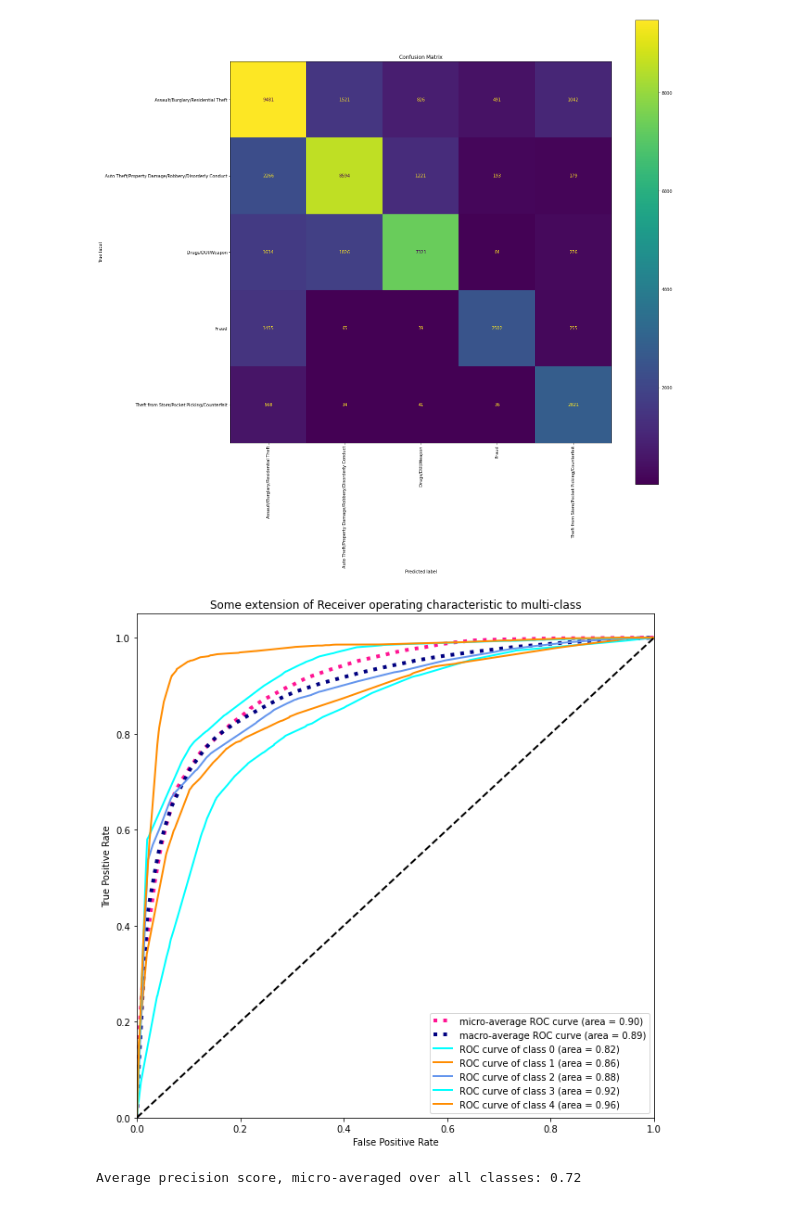
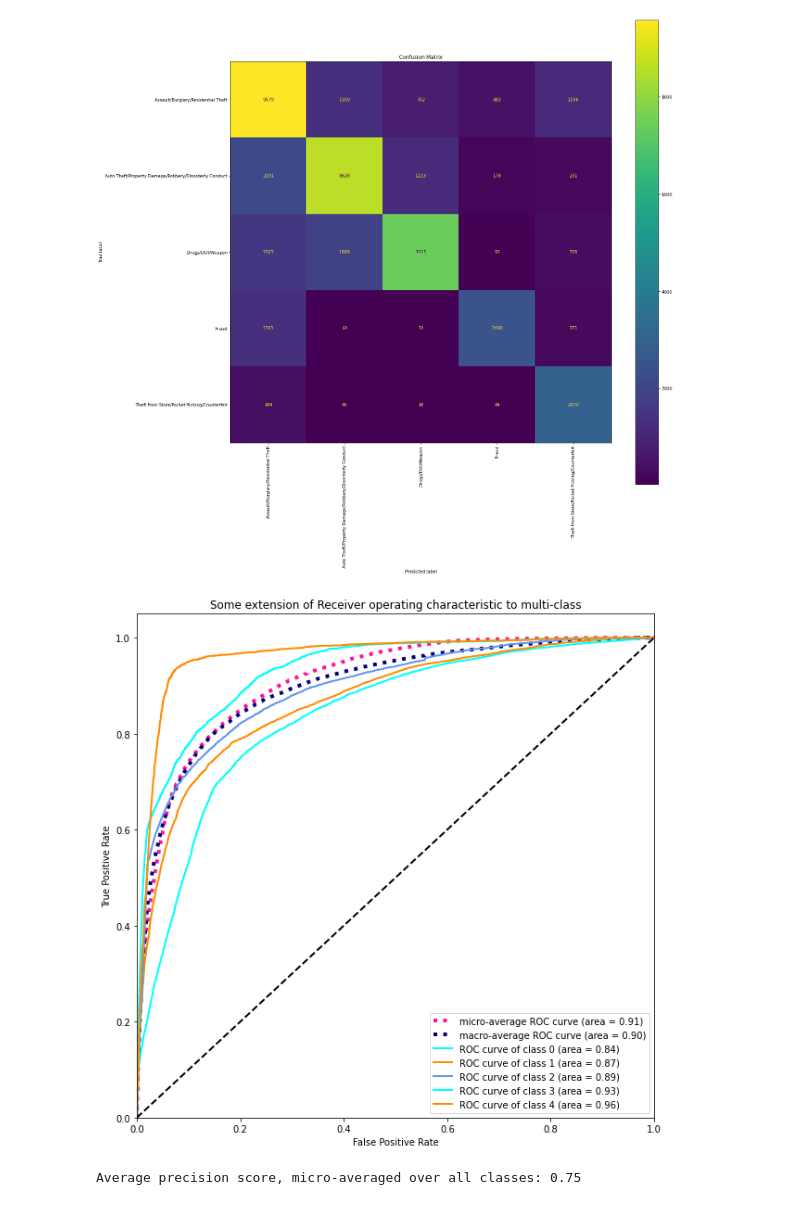
Before and after one commit to hudsonbat/Data-205, a Jupyter notebook: MCCrime_NN.ipynb, the cells around one changed output. Drawn from its saved outputs; the diff is of its cells as text; code cells hidden in the pictures.

```diff
--- a/MCCrime_NN.ipynb
+++ b/MCCrime_NN.ipynb
@@ -234,0 +215,3 @@ Please use `model.predict()` instead.
+# %%
+## One-hot encode the target variable for classification metrics
+y= tf.keras.utils.to_categorical(y_train_place)
@@ -234,0 +226,2 @@ Please use `model.predict()` instead.
+# %%
+history = model.fit([x_train_place, x_train_other],y, batch_size=128, verbose=1, validation_split=0.25,shuffle=True, epochs=10)
@@ -234,0 +249,4 @@ Please use `model.predict()` instead.
+# %%
+predictions = model.predict([x_test_place,x_test_other])
+# %%
+y_test_place = tf.keras.utils.to_categorical(y_test_place)
@@ -310,11 +325,11 @@ fpr = dict()
 tpr = dict()
 roc_auc = dict()
 for i in range(len(top_classes)):
-    fpr[i], tpr[i], _ = roc_curve(y_test2[:, i], predictions[:, i])
+    fpr[i], tpr[i], _ = roc_curve(y_test_place[:, i], predictions[:, i])
     roc_auc[i] = auc(fpr[i], tpr[i])
 
 # Compute micro-average ROC curve and ROC area
-fpr["micro"], tpr["micro"], _ = roc_curve(y_test2.ravel(), predictions.ravel())
+fpr["micro"], tpr["micro"], _ = roc_curve(y_test_place.ravel(), predictions.ravel())
 roc_auc["micro"] = auc(fpr["micro"], tpr["micro"])
 
 # Compute macro-average ROC curve and ROC area
@@ -336,34 +351,34 @@ roc_auc["macro"] = auc(fpr["macro"], tpr["macro"])
 
 # Plot all ROC curves
 plt.figure()
 plt.plot(fpr["micro"], tpr["micro"],
          label='micro-average ROC curve (area = {0:0.2f})'
                ''.format(roc_auc["micro"]),
          color='deeppink', linestyle=':', linewidth=4)
 
 plt.plot(fpr["macro"], tpr["macro"],
          label='macro-average ROC curve (area = {0:0.2f})'
                ''.format(roc_auc["macro"]),
          color='navy', linestyle=':', linewidth=4)
 
 colors = cycle(['aqua', 'darkorange', 'cornflowerblue'])
 for i, color in zip(range(len(top_classes)), colors):
     plt.plot(fpr[i], tpr[i], color=color, lw=2,
              label='ROC curve of class {0} (area = {1:0.2f})'
              ''.format(i, roc_auc[i]))
 
 plt.plot([0, 1], [0, 1], 'k--', lw=2)
 plt.xlim([0.0, 1.0])
 plt.ylim([0.0, 1.05])
 plt.xlabel('False Positive Rate')
 plt.ylabel('True Positive Rate')
 plt.title('Some extension of Receiver operating characteristic to multi-class')
 plt.legend(loc="lower right")
 fig = plt.gcf()
 fig.set_size_inches(10,10)
 plt.show()
 # %% [output]
-[figure, old version]
+[figure, new version]
 # %%
 from sklearn.metrics import precision_recall_curve
 from sklearn.metrics import average_precision_score
@@ -373,19 +388,19 @@ precision = dict()
 recall = dict()
 average_precision = dict()
 for i in range(len(top_classes)):
-    precision[i], recall[i], _ = precision_recall_curve(y_test2[:, i],
+    precision[i], recall[i], _ = precision_recall_curve(y_test_place[:, i],
                                                         predictions[:, i])
-    average_precision[i] = average_precision_score(y_test2[:, i], predictions[:, i])
+    average_precision[i] = average_precision_score(y_test_place[:, i], predictions[:, i])
 
 # A "micro-average": quantifying score on all classes jointly
-precision["micro"], recall["micro"], _ = precision_recall_curve(y_test2.ravel(),
+precision["micro"], recall["micro"], _ = precision_recall_curve(y_test_place.ravel(),
     predictions.ravel())
-average_precision["micro"] = average_precision_score(y_test2, predictions,
+average_precision["micro"] = average_precision_score(y_test_place, predictions,
                                                      average="micro")
 print('Average precision score, micro-averaged over all classes: {0:0.2f}'
       .format(average_precision["micro"]))
 # %% [output]
-Average precision score, micro-averaged over all classes: 0.72
+Average precision score, micro-averaged over all classes: 0.75
 # %%
 plt.figure()
 plt.step(recall['micro'], precision['micro'], color='b', alpha=0.2,
```
Also changed, not shown: parts of 62 cells of this notebook.
